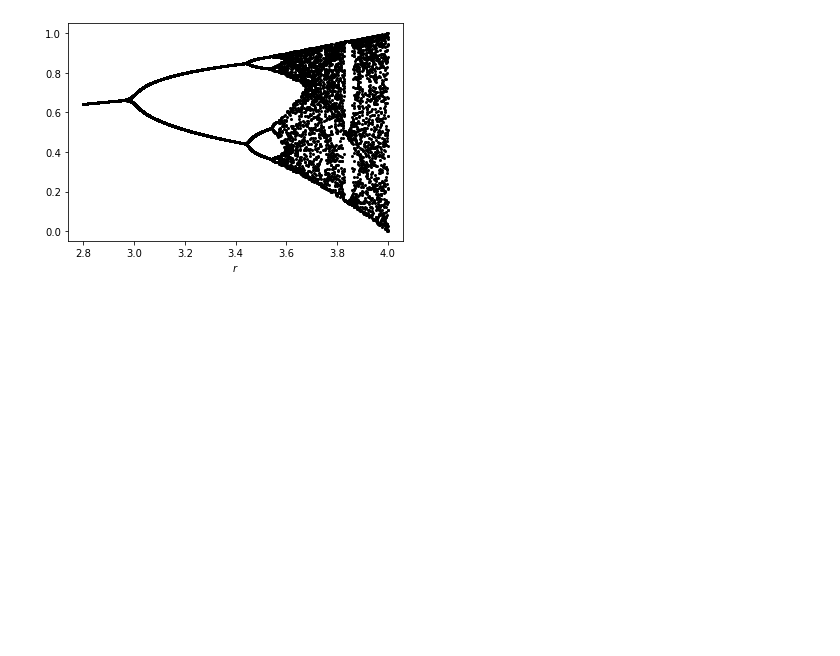
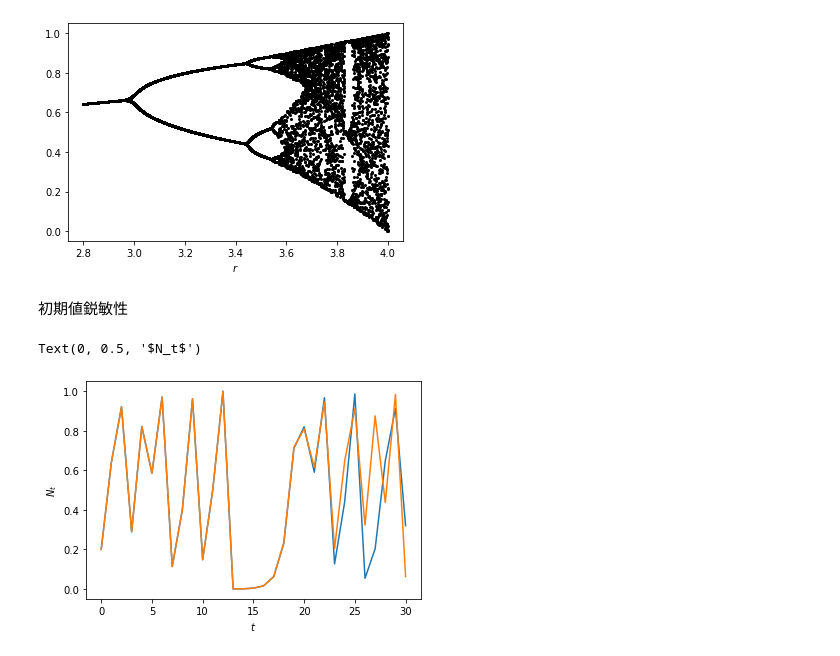
Before and after one commit to Emiri-W/murray, a Jupyter notebook: notebook/murray2_3.ipynb, the cells around one changed output. Drawn from its saved outputs; the diff is of its cells as text; code cells hidden in the pictures; blank space fills up the shorter version.

```diff
--- a/notebook/murray2_3.ipynb
+++ b/notebook/murray2_3.ipynb
@@ -20,7 +21,7 @@ def sim(r, xi, T):
         xin = r*xi*(1-xi)
         res.append(xin)
         xi = xin
-    return res
+    return np.array(res)
 
 def plot(ax, r):
     x = np.linspace(0, 1)
@@ -87,3 +88,22 @@ plt.xlabel("$r$")
 plt.show()
 # %% [output]
 [figure]
+# %% [markdown]
+初期値鋭敏性
+# %%
+T = 30 #シミュレーションの終了時刻
+xi = 0.2 #初期条件
+r = 4 #パラメータrの値
+eps = 1e-8
+x1 = sim(r, xi, T)
+x2 = sim(r, xi+eps, T)
+
+# 図示
+fig, ax = plt.subplots()
+plt.plot(np.arange(T+1), x1)
+plt.plot(np.arange(T+1), x2)
+ax.set_xlabel("$t$")
+ax.set_ylabel("$N_t$")
+# %% [output]
+Text(0, 0.5, '$N_t$')
+[figure, added]
```
Also changed, not shown: parts of 3 cells of this notebook.
